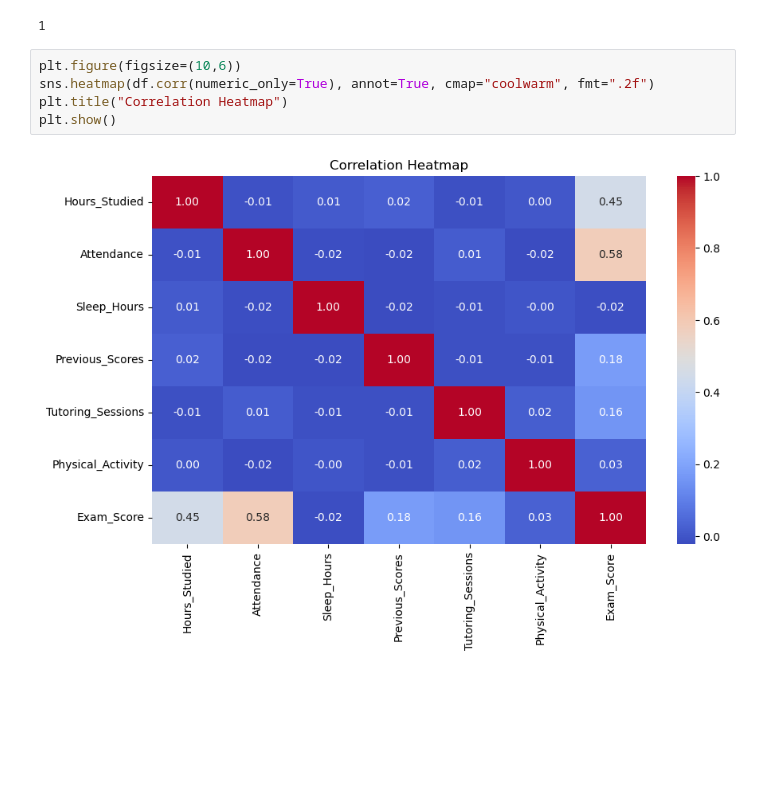
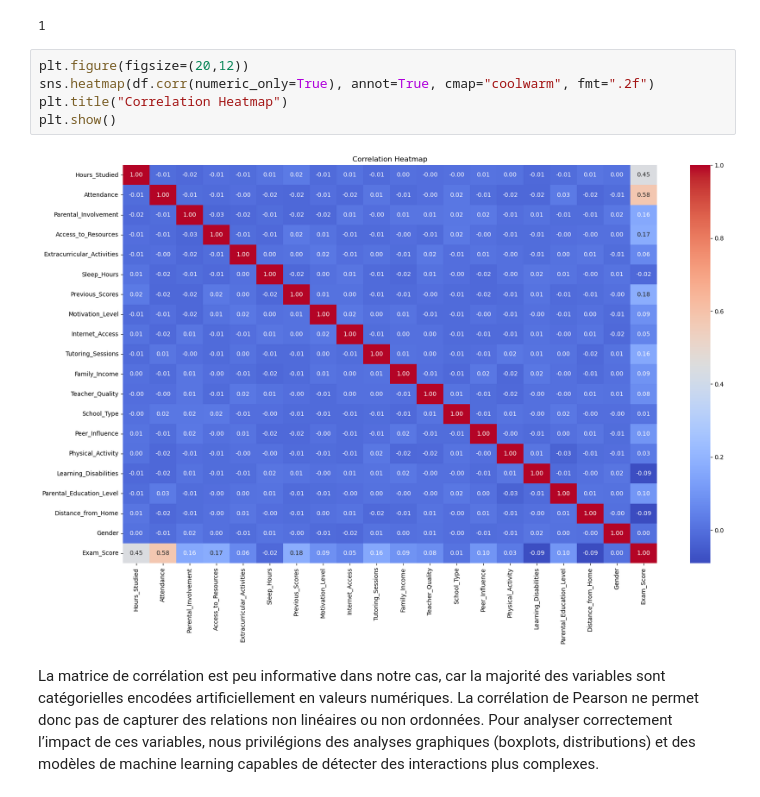
Before and after one commit to AugustinO28/Projet_Data_GR3, a Jupyter notebook: Scripts/EDA.ipynb, the cells around one changed output. Saved outputs shown, nothing was run; the diff lists cells and outputs as text; blank space fills up the shorter version.

Commit message:
Mise à jour du dataset (encodage des variables)

```diff
--- a/Scripts/EDA.ipynb
+++ b/Scripts/EDA.ipynb
@@ -255,9 +336,11 @@ print (1)
 # %% [output]
 1
 # %%
-plt.figure(figsize=(10,6))
+plt.figure(figsize=(20,12))
 sns.heatmap(df.corr(numeric_only=True), annot=True, cmap="coolwarm", fmt=".2f")
 plt.title("Correlation Heatmap")
 plt.show()
 # %% [output]
-[figure, old version]
+[figure, new version]
+# %% [markdown]
+La matrice de corrélation est peu informative dans notre cas, car la majorité des variables sont catégorielles encodées artificiellement en valeurs numériques. La corrélation de Pearson ne permet donc pas de capturer des relations non linéaires ou non ordonnées. Pour analyser correctement l’impact de ces variables, nous privilégions des analyses graphiques (boxplots, distributions) et des modèles de machine learning capables de détecter des interactions plus complexes.
```
Also changed, not shown: parts of 11 cells of this notebook, 1 other file.
